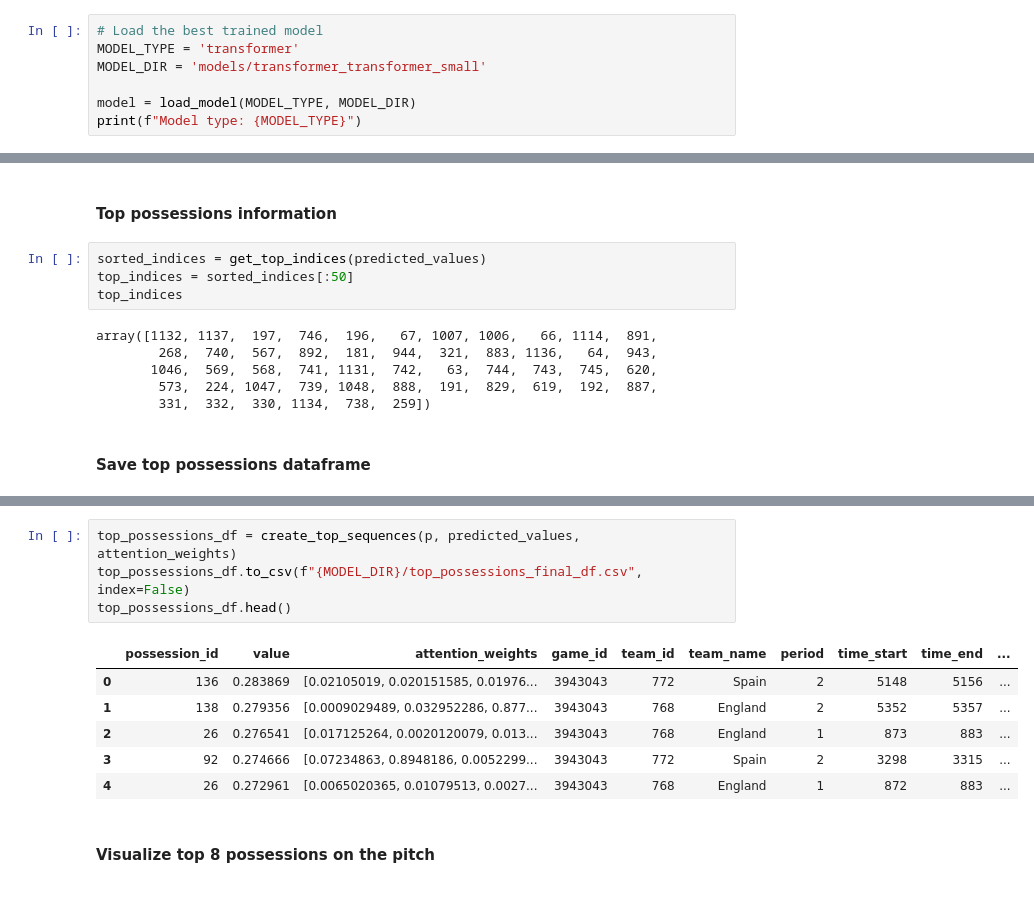
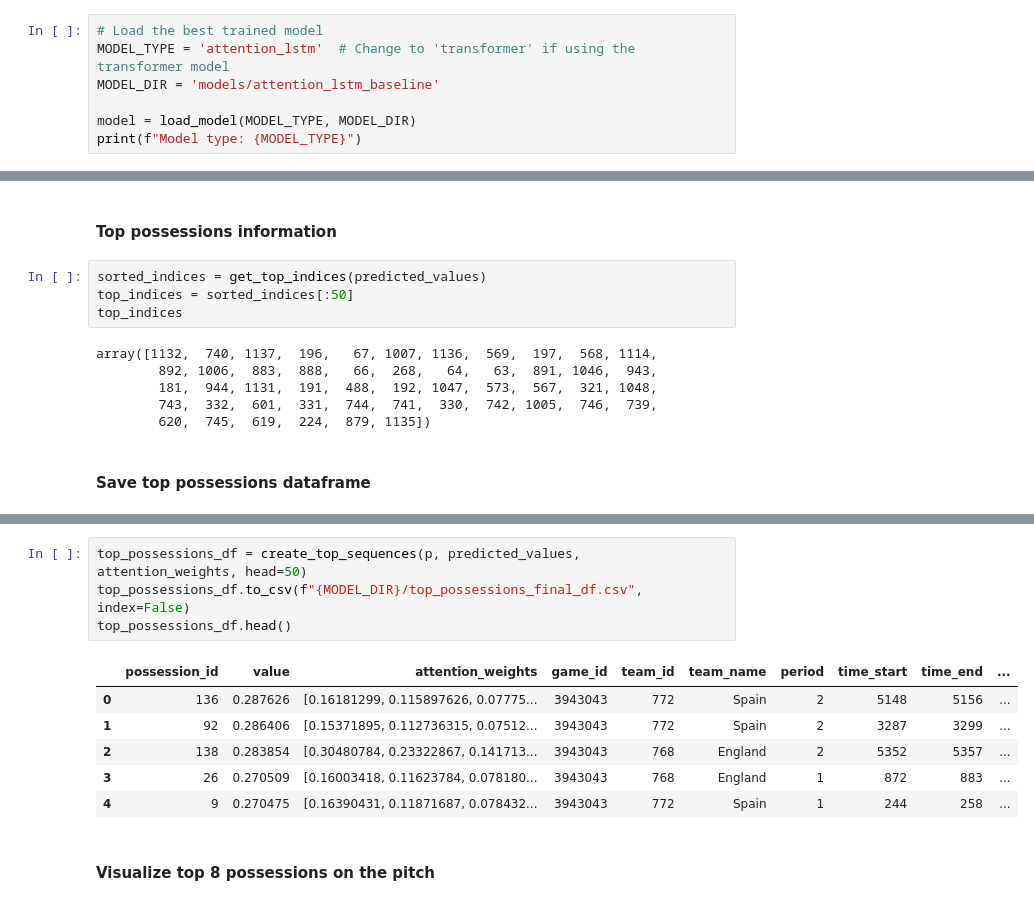
Before and after one commit to tmorcinek/statsbomb-scout, a Jupyter notebook: analysis_final_match.ipynb, the cells around one changed output, grey strips where cells are left out. Cells and saved outputs as stored; diff of their text form.

```diff
--- a/analysis_final_match.ipynb
+++ b/analysis_final_match.ipynb
@@ -36,8 +36,8 @@ Loaded match: Spain 2 : 1 England (Final) [14.07.2024] with 3312 events
 ## 2. Load Trained Model
 # %%
 # Load the best trained model
-MODEL_TYPE = 'transformer'
-MODEL_DIR = 'models/transformer_transformer_small'
+MODEL_TYPE = 'attention_lstm'  # Change to 'transformer' if using the transformer model
+MODEL_DIR = 'models/attention_lstm_baseline'
 
 model = load_model(MODEL_TYPE, MODEL_DIR)
 print(f"Model type: {MODEL_TYPE}")
@@ -182,11 +182,11 @@ sorted_indices = get_top_indices(predicted_values)
 top_indices = sorted_indices[:50]
 top_indices
 # %% [output]
-array([1132, 1137,  197,  746,  196,   67, 1007, 1006,   66, 1114,  891,
-        268,  740,  567,  892,  181,  944,  321,  883, 1136,   64,  943,
-       1046,  569,  568,  741, 1131,  742,   63,  744,  743,  745,  620,
-        573,  224, 1047,  739, 1048,  888,  191,  829,  619,  192,  887,
-        331,  332,  330, 1134,  738,  259])
+array([1132,  740, 1137,  196,   67, 1007, 1136,  569,  197,  568, 1114,
+        892, 1006,  883,  888,   66,  268,   64,   63,  891, 1046,  943,
+        181,  944, 1131,  191,  488,  192, 1047,  573,  567,  321, 1048,
+        743,  332,  601,  331,  744,  741,  330,  742, 1005,  746,  739,
+        620,  745,  619,  224,  879, 1135])
 # %% [markdown]
 #### Save top possessions dataframe
 # %%
@@ -202,16 +202,16 @@ p[2]
 | 10 | 3943043 | bd7a4187-f3ad-4f5b-a85c-e36ddeff8058 | 1 | 41.2615 | 772 | 3477.0 | 43.09375 | 9.4775 | 54.11875 | ... |
 | 11 | 3943043 | bd7a4187-f3ad-4f5b-a85c-e36ddeff8058 | 1 | 41.8780 | 772 | 3477.0 | 54.11875 | 11.0075 | 56.91875 | ... |
 # %%
-top_possessions_df = create_top_sequences(p, predicted_values, attention_weights)
+top_possessions_df = create_top_sequences(p, predicted_values, attention_weights, head=50)
 top_possessions_df.to_csv(f"{MODEL_DIR}/top_possessions_final_df.csv", index=False)
 top_possessions_df.head()
 # %% [output]
 |  | possession_id | value | attention_weights | game_id | team_id | team_name | period | time_start | time_end | ... |
-| 0 | 136 | 0.283869 | [0.02105019, 0.020151585, 0.01976... | 3943043 | 772 | Spain | 2 | 5148 | 5156 | ... |
-| 1 | 138 | 0.279356 | [0.0009029489, 0.032952286, 0.877... | 3943043 | 768 | England | 2 | 5352 | 5357 | ... |
-| 2 | 26 | 0.276541 | [0.017125264, 0.0020120079, 0.013... | 3943043 | 768 | England | 1 | 873 | 883 | ... |
-| 3 | 92 | 0.274666 | [0.07234863, 0.8948186, 0.0052299... | 3943043 | 772 | Spain | 2 | 3298 | 3315 | ... |
-| 4 | 26 | 0.272961 | [0.0065020365, 0.01079513, 0.0027... | 3943043 | 768 | England | 1 | 872 | 883 | ... |
+| 0 | 136 | 0.287626 | [0.16181299, 0.115897626, 0.07775... | 3943043 | 772 | Spain | 2 | 5148 | 5156 | ... |
+| 1 | 92 | 0.286406 | [0.15371895, 0.112736315, 0.07512... | 3943043 | 772 | Spain | 2 | 3287 | 3299 | ... |
+| 2 | 138 | 0.283854 | [0.30480784, 0.23322867, 0.141713... | 3943043 | 768 | England | 2 | 5352 | 5357 | ... |
+| 3 | 26 | 0.270509 | [0.16003418, 0.11623784, 0.078180... | 3943043 | 768 | England | 1 | 872 | 883 | ... |
+| 4 | 9 | 0.270475 | [0.16390431, 0.11871687, 0.078432... | 3943043 | 772 | Spain | 1 | 244 | 258 | ... |
 # %% [markdown]
 #### Visualize top 8 possessions on the pitch
 # %%
```
Also changed, not shown: parts of 12 cells of this notebook, 9 other files.
